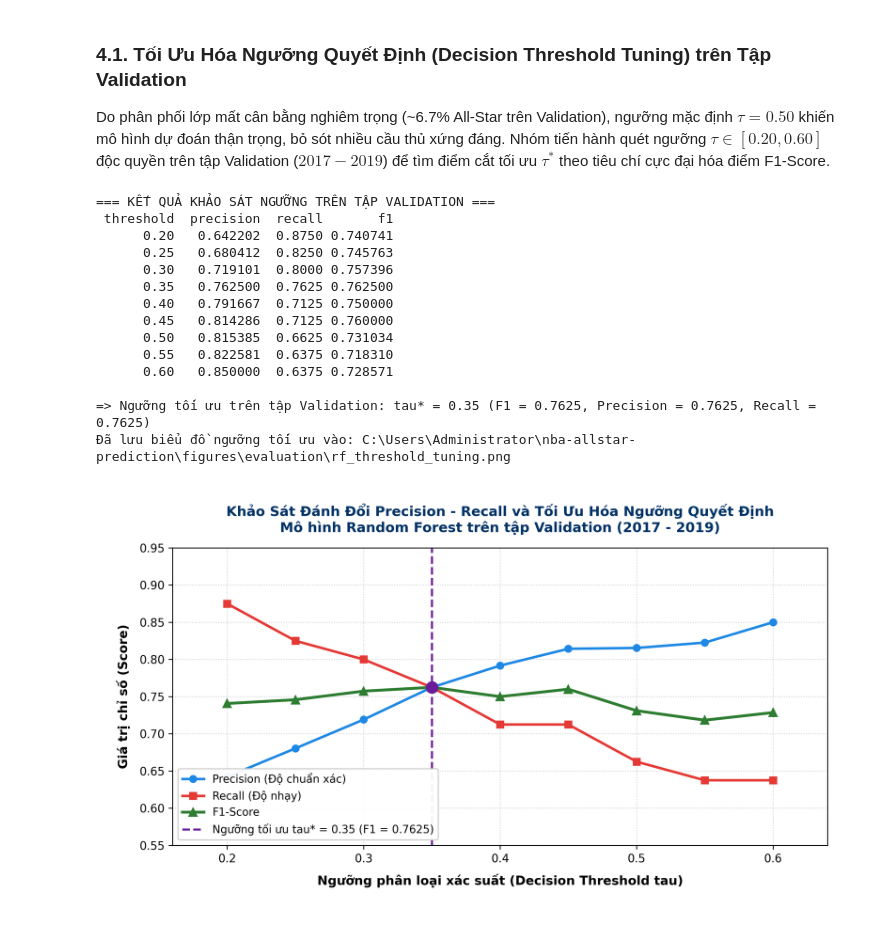
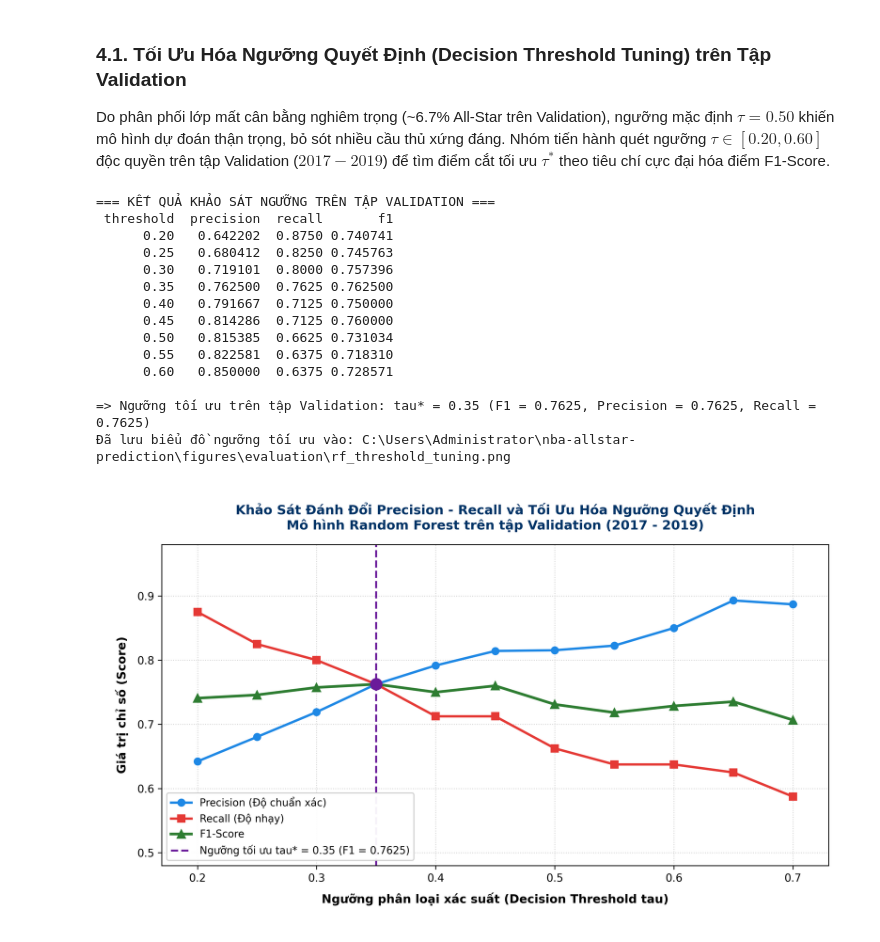
Before and after one commit to LongVoAKAMarcus/nba-allstar-prediction, a Jupyter notebook: notebooks/03_random_forest.ipynb, the cells around one changed output. Drawn from its saved outputs; the diff is of its cells as text; code cells hidden in the pictures.

Commit message:
Synchronize evaluation metrics: use average_precision_score in PR curve, fix Top-K tie-breaking consistency, expand threshold sweep to 0.70, and update academic docs

```diff
--- a/notebooks/03_random_forest.ipynb
+++ b/notebooks/03_random_forest.ipynb
@@ -164,7 +154,7 @@ Nhóm tiến hành quét ngưỡng $\tau \in [0.20, 0.60]$ độc quyền trên
 # %%
 # Quét tìm ngưỡng cắt tối ưu trên tập Validation (2017 - 2019)
 y_val_prob = rf.predict_proba(X_val)[:, 1]
-thresholds = np.arange(0.20, 0.65, 0.05)
+thresholds = np.arange(0.20, 0.75, 0.05)
 val_records = []
 
 for th in thresholds:
@@ -185,7 +175,7 @@ print("=== KẾT QUẢ KHẢO SÁT NGƯỠNG TRÊN TẬP VALIDATION ===")
 print(tdf.to_string(index=False))
 print(f"\n=> Ngưỡng tối ưu trên tập Validation: tau* = {opt_tau:.2f} (F1 = {best_row['f1']:.4f}, Precision = {best_row['precision']:.4f}, Recall = {best_row['recall']:.4f})")
 
-# Vẽ biểu đồ tối ưu hóa ngưỡng với padding chuẩn, không bị cắt viền
+# Vẽ biểu đồ
 plt.figure(figsize=(9, 5), dpi=300)
 plt.plot(tdf["threshold"], tdf["precision"], marker="o", markersize=6, color="#1E88E5", linewidth=2.2, label="Precision (Độ chuẩn xác)")
 plt.plot(tdf["threshold"], tdf["recall"], marker="s", markersize=6, color="#E53935", linewidth=2.2, label="Recall (Độ nhạy)")
@@ -193,33 +183,33 @@ plt.plot(tdf["threshold"], tdf["f1"], marker="^", markersize=7, color="#2E7D32",
 
 plt.axvline(opt_tau, color="#6A1B9A", linestyle="--", linewidth=1.8, label=f"Ngưỡng tối ưu tau* = {opt_tau:.2f} (F1 = {best_row['f1']:.4f})")
 plt.scatter([opt_tau], [best_row['f1']], color="#6A1B9A", s=100, zorder=5)
 
 plt.title("Khảo Sát Đánh Đổi Precision - Recall và Tối Ưu Hóa Ngưỡng Quyết Định\nMô hình Random Forest trên tập Validation (2017 - 2019)", fontsize=12, fontweight="bold", pad=14, color="#003366")
 plt.xlabel("Ngưỡng phân loại xác suất (Decision Threshold tau)", fontsize=11, fontweight="bold", labelpad=8)
 plt.ylabel("Giá trị chỉ số (Score)", fontsize=11, fontweight="bold", labelpad=8)
-plt.xlim(0.16, 0.64)
-plt.ylim(0.55, 0.95)
+plt.xlim(0.17, 0.73)
+plt.ylim(0.48, 0.98)
 plt.grid(True, linestyle=":", alpha=0.6)
 plt.legend(frameon=True, facecolor="white", framealpha=0.95, fontsize=9.5, loc="lower left")
 plt.tight_layout()
 
 th_fig_path = fig_eval_dir / "rf_threshold_tuning.png"
 plt.savefig(th_fig_path, dpi=300, bbox_inches="tight", pad_inches=0.25)
 print(f"Đã lưu biểu đồ ngưỡng tối ưu vào: {th_fig_path}")
 plt.show()
 # %% [output]
 === KẾT QUẢ KHẢO SÁT NGƯỠNG TRÊN TẬP VALIDATION ===
  threshold  precision  recall       f1
       0.20   0.642202  0.8750 0.740741
       0.25   0.680412  0.8250 0.745763
       0.30   0.719101  0.8000 0.757396
       0.35   0.762500  0.7625 0.762500
       0.40   0.791667  0.7125 0.750000
       0.45   0.814286  0.7125 0.760000
       0.50   0.815385  0.6625 0.731034
       0.55   0.822581  0.6375 0.718310
       0.60   0.850000  0.6375 0.728571
 
 => Ngưỡng tối ưu trên tập Validation: tau* = 0.35 (F1 = 0.7625, Precision = 0.7625, Recall = 0.7625)
 Đã lưu biểu đồ ngưỡng tối ưu vào: C:\Users\Administrator\nba-allstar-prediction\figures\evaluation\rf_threshold_tuning.png
-[figure, old version]
+[figure, new version]
```
Also changed, not shown: parts of 1 cell of this notebook, 6 other files.
